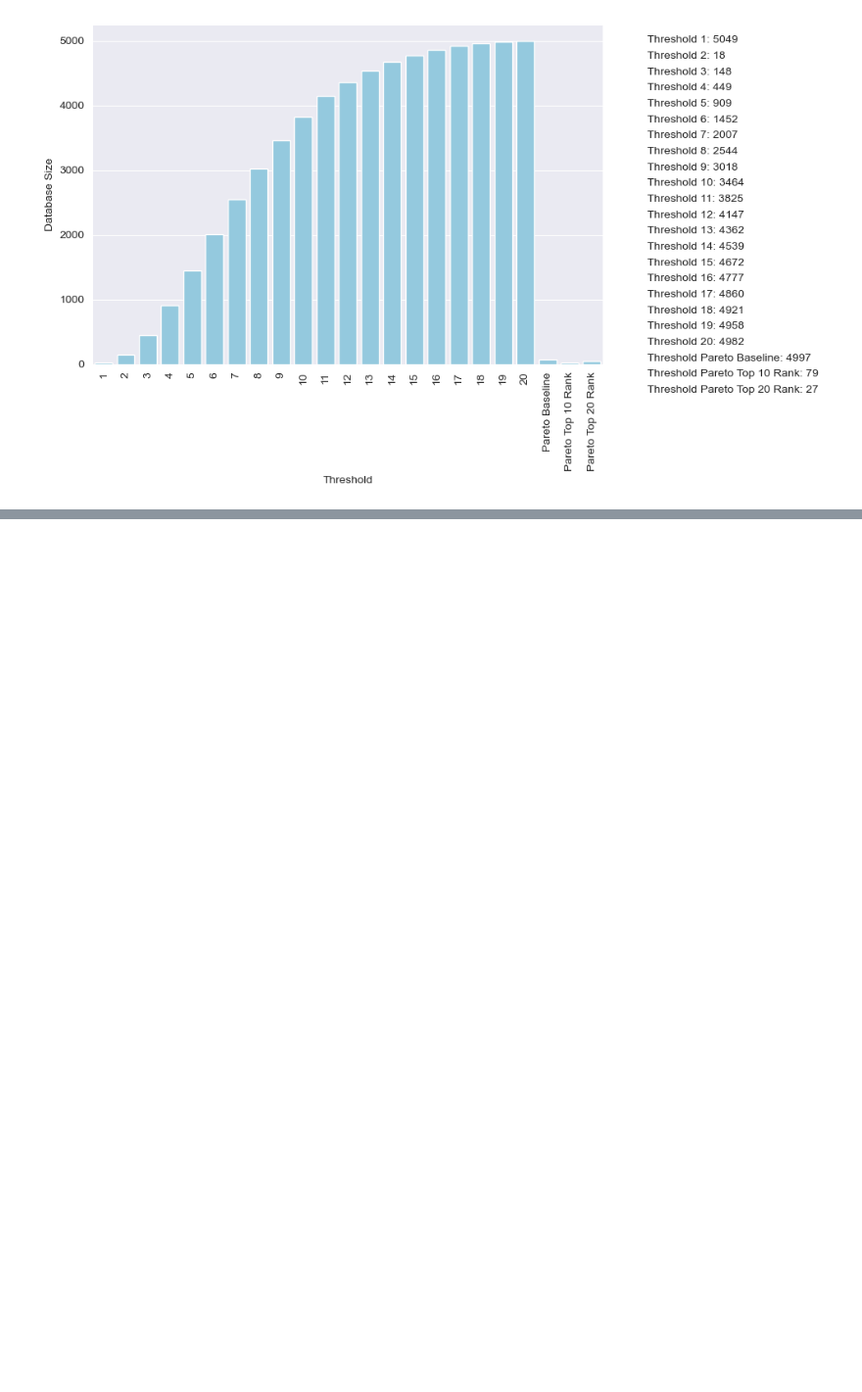
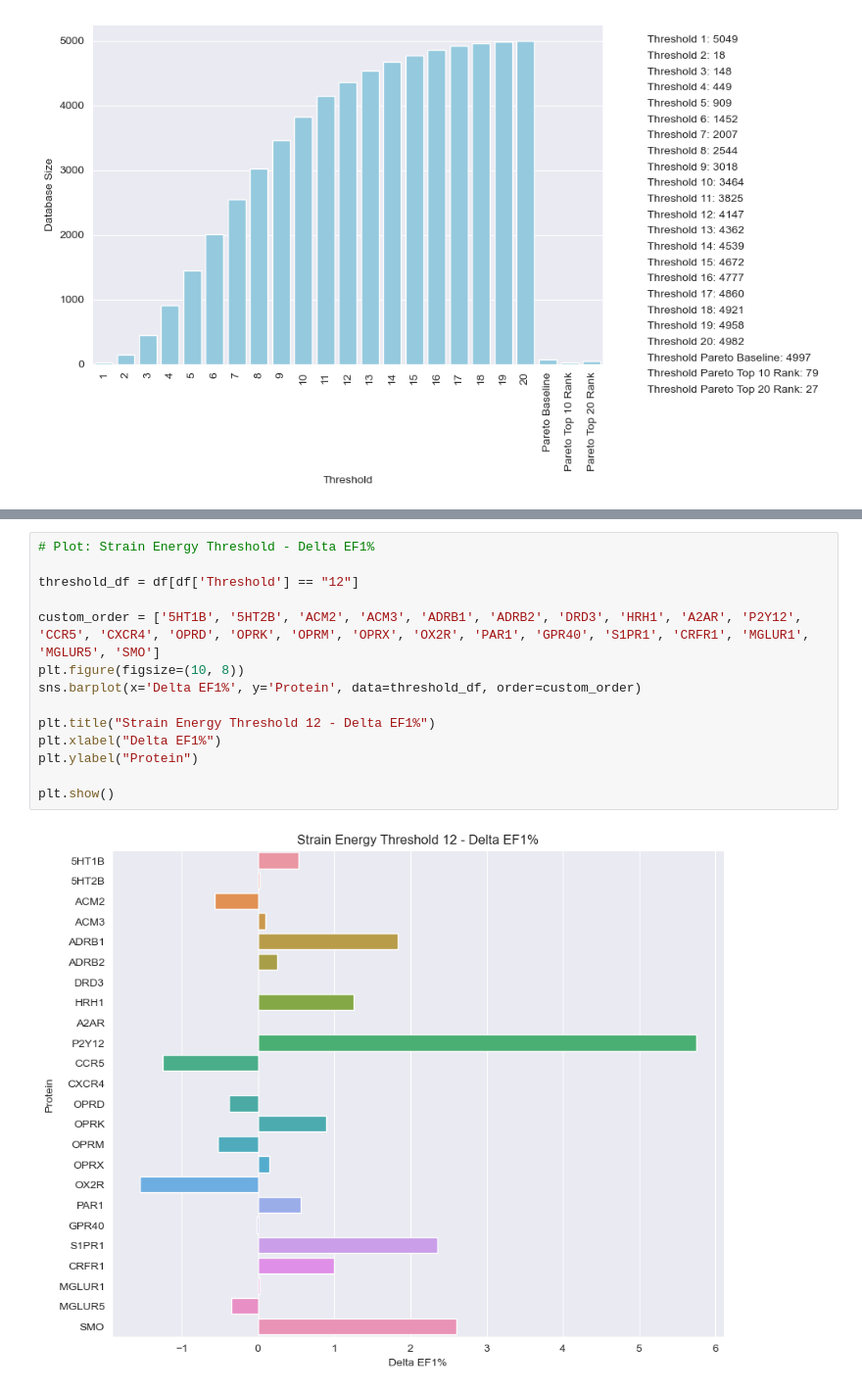
Before and after one commit to DKchemistry/chembl, a Jupyter notebook: stasa/GPCR_B_dk.ipynb, the cells around one changed output, grey strips where cells are left out. Shown at 98% size. Drawn from its saved outputs; the diff is of its cells as text; blank space fills up the shorter version.

```diff
--- a/stasa/GPCR_B_dk.ipynb
+++ b/stasa/GPCR_B_dk.ipynb
@@ -535,0 +589,16 @@ plt.show()
+# %%
+# Plot: Strain Energy Threshold - Delta EF1%
+
+threshold_df = df[df['Threshold'] == "12"]
+
+custom_order = ['5HT1B', '5HT2B', 'ACM2', 'ACM3', 'ADRB1', 'ADRB2', 'DRD3', 'HRH1', 'A2AR', 'P2Y12', 'CCR5', 'CXCR4', 'OPRD', 'OPRK', 'OPRM', 'OPRX', 'OX2R', 'PAR1', 'GPR40', 'S1PR1', 'CRFR1', 'MGLUR1', 'MGLUR5', 'SMO']
+plt.figure(figsize=(10, 8))
+sns.barplot(x='Delta EF1%', y='Protein', data=threshold_df, order=custom_order)
+
+plt.title("Strain Energy Threshold 12 - Delta EF1%")
+plt.xlabel("Delta EF1%")
+plt.ylabel("Protein")
+
+plt.show()
+# %% [output]
+[figure, added]
```
Also changed, not shown: parts of 2 cells of this notebook.
